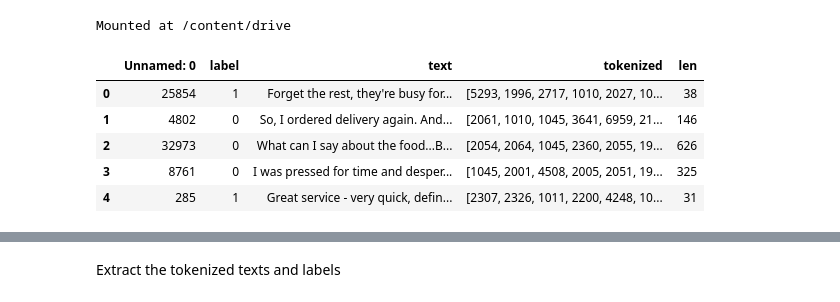
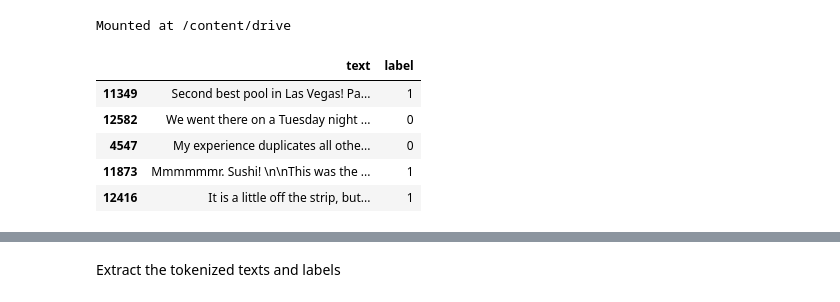
Before and after one commit to lupis30puc/yelp_bert_random_forest, a Jupyter notebook: Yelp_polarity_trainning_BERT.ipynb, the cells around one changed output, grey strips where cells are left out. Drawn from its saved outputs; the diff is of its cells as text; code cells hidden in the pictures.

```diff
--- a/Yelp_polarity_trainning_BERT.ipynb
+++ b/Yelp_polarity_trainning_BERT.ipynb
@@ -87,11 +86,13 @@ sample_df = pd.read_csv('/content/drive/MyDrive/Yelp/test_sample_10000.csv')
-# %%
-sample_df.drop(labels=['Unnamed: 0', ])
-sample_df.head()
-# I COULD FIX THIS DF, SIMPLIFY IT
-# %% [output]
-|  | Unnamed: 0 | label | text | tokenized | len |
-| 0 | 25854 | 1 | Forget the rest, they're busy for... | [5293, 1996, 2717, 1010, 2027, 10... | 38 |
-| 1 | 4802 | 0 | So, I ordered delivery again. And... | [2061, 1010, 1045, 3641, 6959, 21... | 146 |
-| 2 | 32973 | 0 | What can I say about the food...B... | [2054, 2064, 1045, 2360, 2055, 19... | 626 |
-| 3 | 8761 | 0 | I was pressed for time and desper... | [1045, 2001, 4508, 2005, 2051, 19... | 325 |
-| 4 | 285 | 1 | Great service - very quick, defin... | [2307, 2326, 1011, 2200, 4248, 10... | 31 |
+# %%
+train_df = pd.read_pickle('/content/drive/MyDrive/Yelp/sample_train_10394.pkl')
+validation_df = pd.read_pickle('/content/drive/MyDrive/Yelp/sample_validation_1949.pkl')
+test_df = pd.read_pickle('/content/drive/MyDrive/Yelp/sample_test_650.pkl')
+# %%
+train_df.head()
+# %% [output]
+|  | text | label |
+| 11349 | Second best pool in Las Vegas! Pa... | 1 |
+| 12582 | We went there on a Tuesday night ... | 0 |
+| 4547 | My experience duplicates all othe... | 0 |
+| 11873 | Mmmmmmr. Sushi! \n\nThis was the ... | 1 |
+| 12416 | It is a little off the strip, but... | 1 |
```
Also changed, not shown: parts of 39 cells of this notebook.
